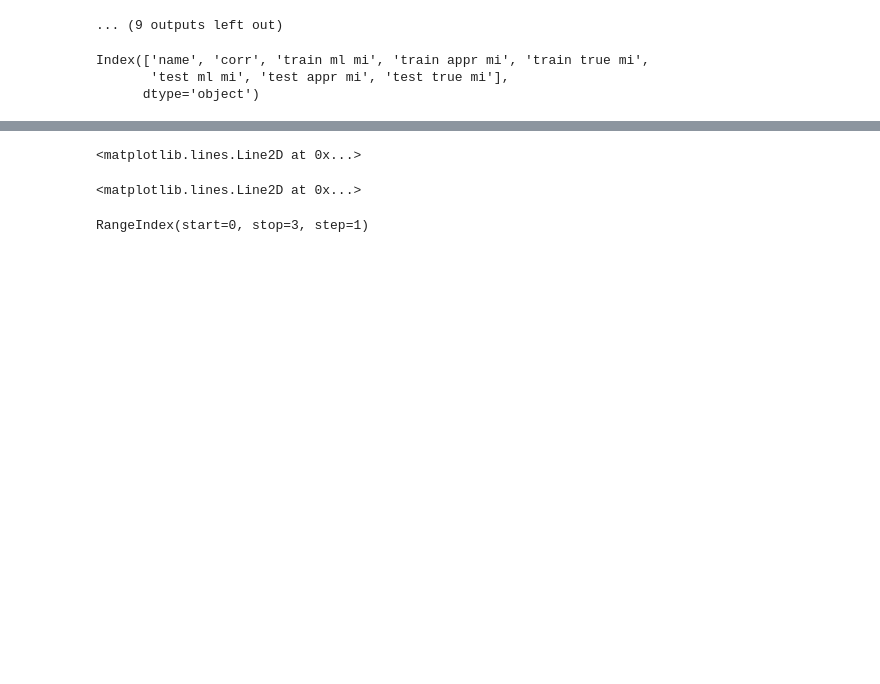
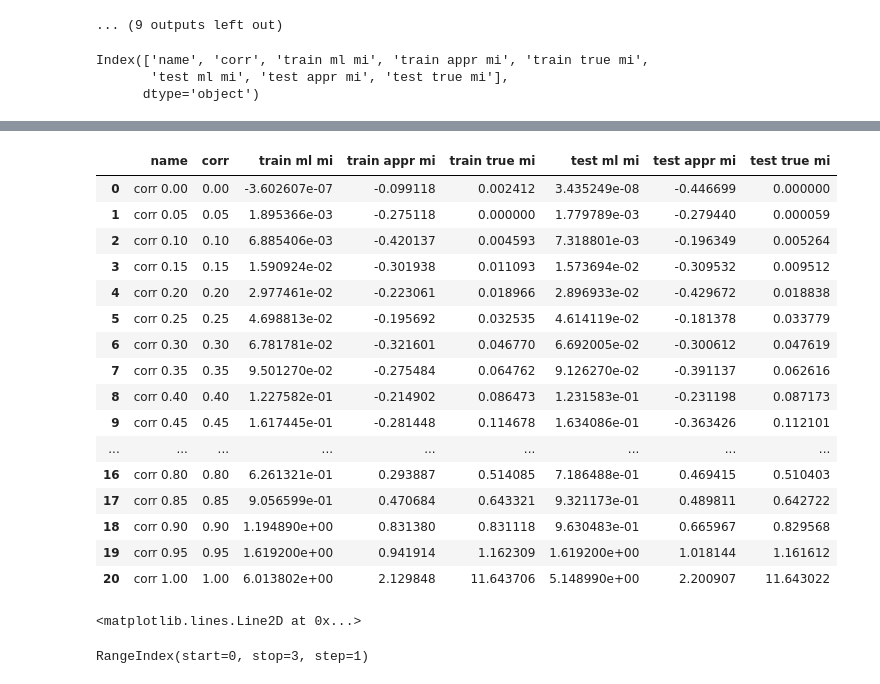
Before and after one commit to kingusiu/opDeDe, a Jupyter notebook: notebooks/animated_plotting.ipynb, the cells around one changed output, grey strips where cells are left out. Cells and saved outputs as stored; diff of their text form; code cells hidden in the pictures; blank space fills up the shorter version.

```diff
--- a/notebooks/animated_plotting.ipynb
+++ b/notebooks/animated_plotting.ipynb
@@ -67,7 +73,23 @@ ax.legend()
 # %%
-aa
+df
 # %% [output]
-<matplotlib.lines.Line2D at 0x...>
+|  | name | corr | train ml mi | train appr mi | train true mi | test ml mi | test appr mi | test true mi |
+| 0 | corr 0.00 | 0.00 | -3.602607e-07 | -0.099118 | 0.002412 | 3.435249e-08 | -0.446699 | 0.000000 |
+| 1 | corr 0.05 | 0.05 | 1.895366e-03 | -0.275118 | 0.000000 | 1.779789e-03 | -0.279440 | 0.000059 |
+| 2 | corr 0.10 | 0.10 | 6.885406e-03 | -0.420137 | 0.004593 | 7.318801e-03 | -0.196349 | 0.005264 |
+| 3 | corr 0.15 | 0.15 | 1.590924e-02 | -0.301938 | 0.011093 | 1.573694e-02 | -0.309532 | 0.009512 |
+| 4 | corr 0.20 | 0.20 | 2.977461e-02 | -0.223061 | 0.018966 | 2.896933e-02 | -0.429672 | 0.018838 |
+| 5 | corr 0.25 | 0.25 | 4.698813e-02 | -0.195692 | 0.032535 | 4.614119e-02 | -0.181378 | 0.033779 |
+| 6 | corr 0.30 | 0.30 | 6.781781e-02 | -0.321601 | 0.046770 | 6.692005e-02 | -0.300612 | 0.047619 |
+| 7 | corr 0.35 | 0.35 | 9.501270e-02 | -0.275484 | 0.064762 | 9.126270e-02 | -0.391137 | 0.062616 |
+| 8 | corr 0.40 | 0.40 | 1.227582e-01 | -0.214902 | 0.086473 | 1.231583e-01 | -0.231198 | 0.087173 |
+| 9 | corr 0.45 | 0.45 | 1.617445e-01 | -0.281448 | 0.114678 | 1.634086e-01 | -0.363426 | 0.112101 |
+| ... | ... | ... | ... | ... | ... | ... | ... | ... |
+| 16 | corr 0.80 | 0.80 | 6.261321e-01 | 0.293887 | 0.514085 | 7.186488e-01 | 0.469415 | 0.510403 |
+| 17 | corr 0.85 | 0.85 | 9.056599e-01 | 0.470684 | 0.643321 | 9.321173e-01 | 0.489811 | 0.642722 |
+| 18 | corr 0.90 | 0.90 | 1.194890e+00 | 0.831380 | 0.831118 | 9.630483e-01 | 0.665967 | 0.829568 |
+| 19 | corr 0.95 | 0.95 | 1.619200e+00 | 0.941914 | 1.162309 | 1.619200e+00 | 1.018144 | 1.161612 |
+| 20 | corr 1.00 | 1.00 | 6.013802e+00 | 2.129848 | 11.643706 | 5.148990e+00 | 2.200907 | 11.643022 |
 # %%
 bb
 # %% [output]
```
Also changed, not shown: parts of 25 cells of this notebook, 20 other files.
